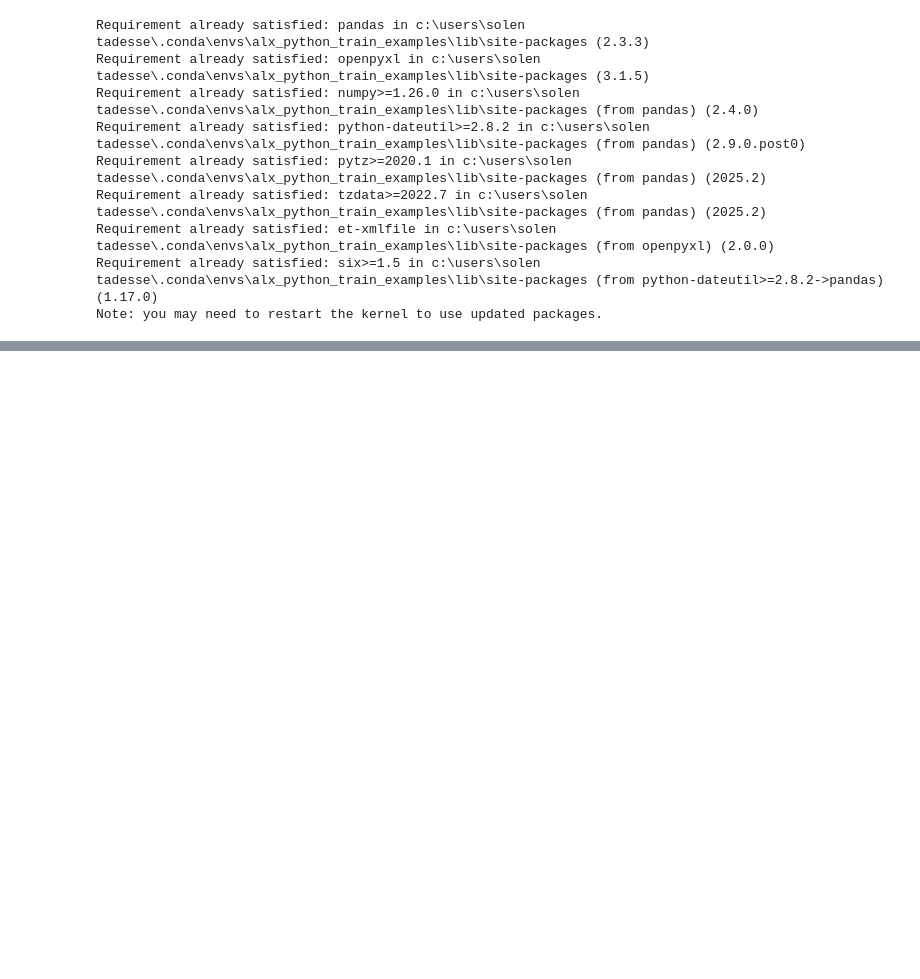
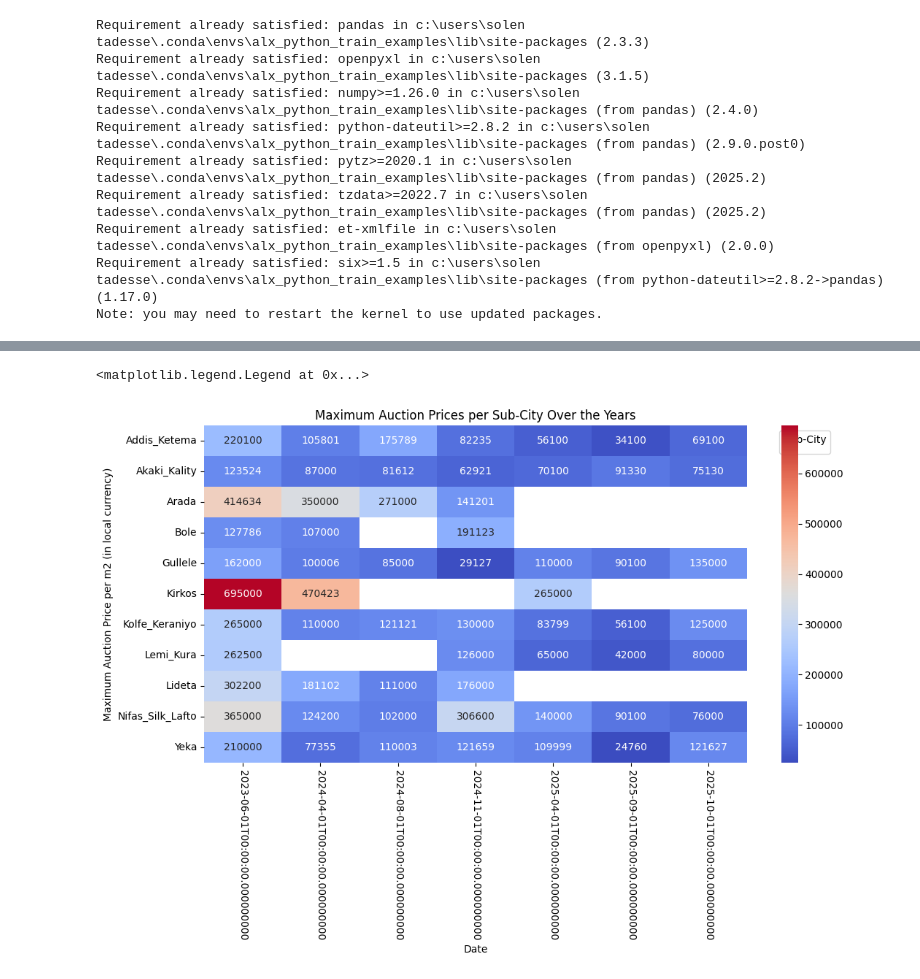
Before and after one commit to Solhemi/Land_auction_price_prediction_model_in_Addis, a Jupyter notebook: land_auction_price_prediction_model.ipynb, the cells around one changed output, grey strips where cells are left out. Drawn from its saved outputs; the diff is of its cells as text; code cells hidden in the pictures; blank space fills up the shorter version.

```diff
--- a/land_auction_price_prediction_model.ipynb
+++ b/land_auction_price_prediction_model.ipynb
@@ -45,0 +169,14 @@ SyntaxError: invalid syntax (3827820173.py, line 1)
+# %%
+# plot a heatmap showing the maximum auction prices per Sub-City over the years
+plt.figure(figsize=(12, 6))
+max_prices_per_subcity = auction_df.groupby(['Date', 'Sub-City'])['Price per m2'].max().reset_index()
+pivot_table = max_prices_per_subcity.pivot(index='Sub-City', columns='Date', values='Price per m2')
+sns.heatmap(pivot_table, annot=True, fmt=".0f", cmap="coolwarm")
+plt.title('Maximum Auction Prices per Sub-City Over the Years')
+plt.xlabel('Date')
+plt.ylabel('Maximum Auction Price per m2 (in local currency)')
+plt.xticks(rotation=-90)
+plt.legend(title='Sub-City', bbox_to_anchor=(1.05, 1), loc='upper left')
+# %% [output]
+<matplotlib.legend.Legend at 0x...>
+[figure, added]
```
Also changed, not shown: parts of 20 cells of this notebook.
